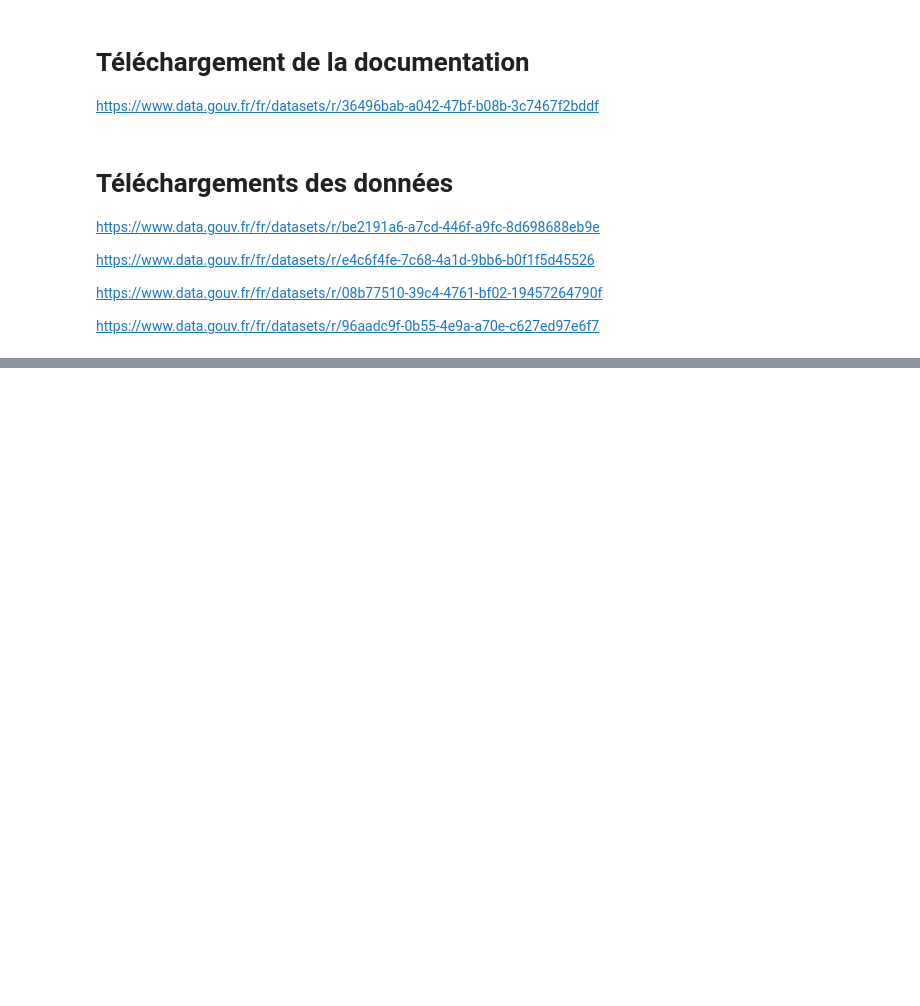
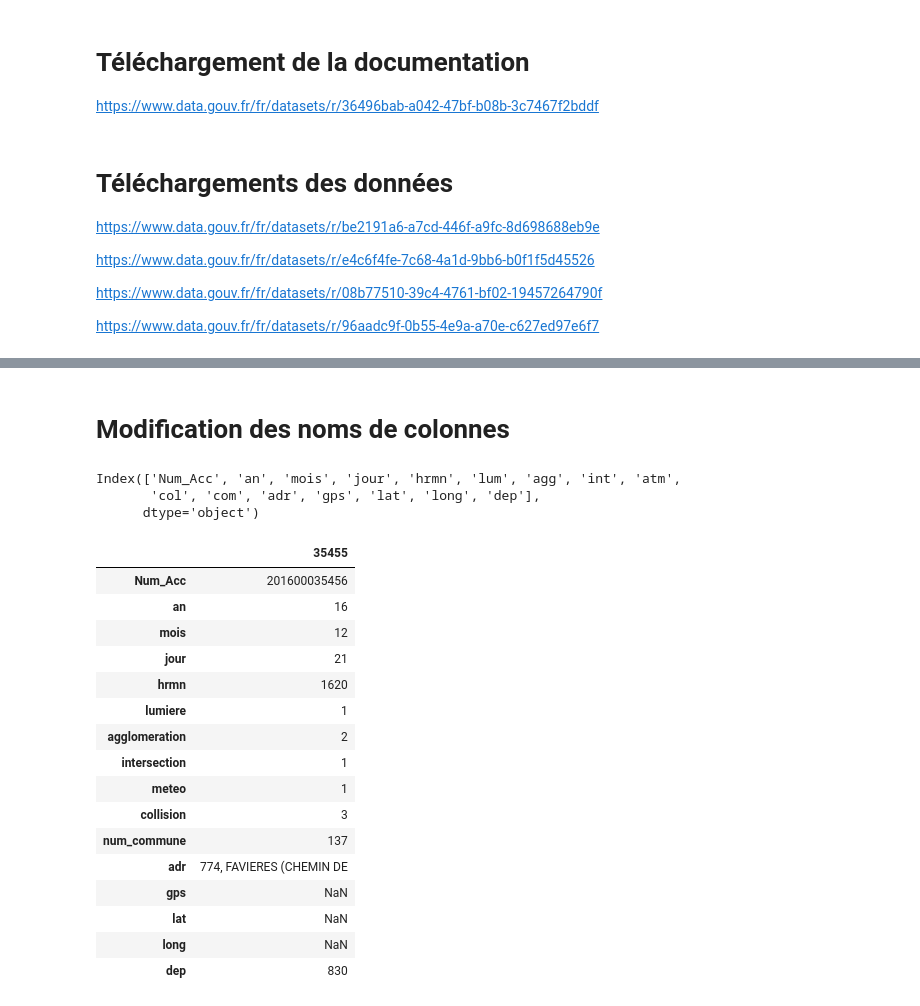
Before and after one commit to romainjouin/formation_python, a Jupyter notebook: 20180914_TD_Python.ipynb, the cells around one changed output, grey strips where cells are left out. Saved outputs shown, nothing was run; the diff lists cells and outputs as text; code cells hidden in the pictures; blank space fills up the shorter version.

```diff
--- a/20180914_TD_Python.ipynb
+++ b/20180914_TD_Python.ipynb
@@ -60,0 +63,8 @@ df.head()
+# %% [markdown]
+# Modification des noms de colonnes
+# %%
+df.columns
+# %% [output]
+Index(['Num_Acc', 'an', 'mois', 'jour', 'hrmn', 'lum', 'agg', 'int', 'atm',
+       'col', 'com', 'adr', 'gps', 'lat', 'long', 'dep'],
+      dtype='object')
@@ -60,0 +78,20 @@ df.head()
+# %%
+df.sample().T
+# %% [output]
+|  | 35455 |
+| Num_Acc | 201600035456 |
+| an | 16 |
+| mois | 12 |
+| jour | 21 |
+| hrmn | 1620 |
+| lumiere | 1 |
+| agglomeration | 2 |
+| intersection | 1 |
+| meteo | 1 |
+| collision | 3 |
+| num_commune | 137 |
+| adr | 774, FAVIERES (CHEMIN DE |
+| gps | NaN |
+| lat | NaN |
+| long | NaN |
+| dep | 830 |
```
Also changed, not shown: parts of 7 cells of this notebook.
